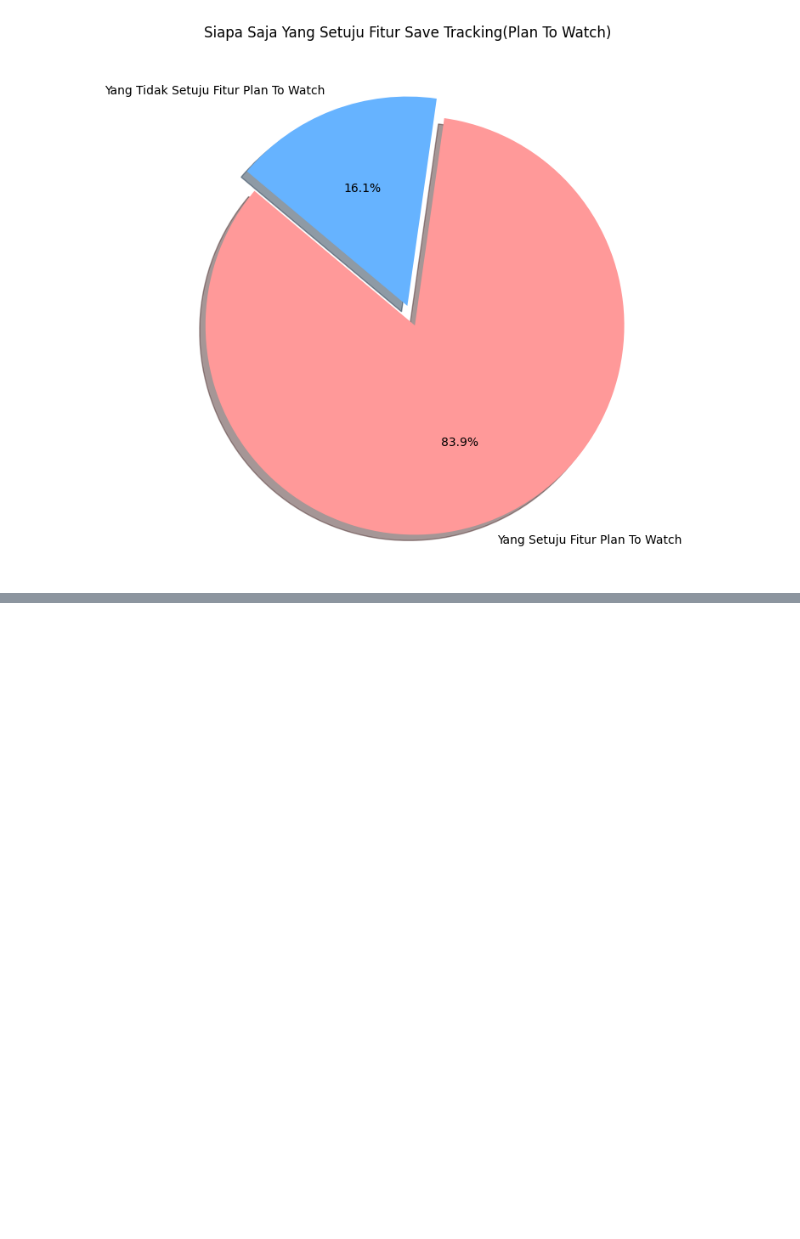
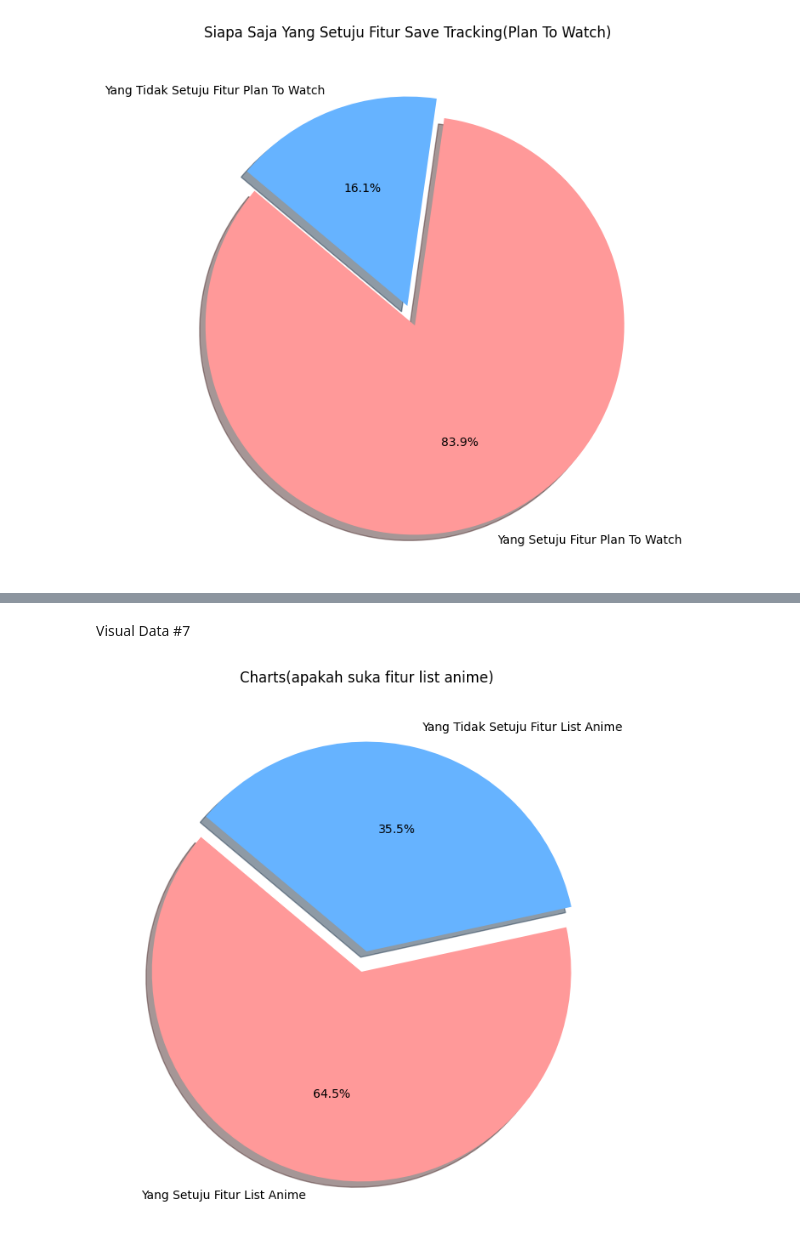
Before and after one commit to adenafil/imk_data_kuisoner, a Jupyter notebook: imk.ipynb, the cells around one changed output, grey strips where cells are left out. Saved outputs shown, nothing was run; the diff lists cells and outputs as text; code cells hidden in the pictures; blank space fills up the shorter version.

```diff
--- a/imk.ipynb
+++ b/imk.ipynb
@@ -298,0 +344,4 @@ plt.show()
+# %%
+tanggapan_fitur = pd.concat([csv['Nama'], csv['Apa tanggapan anda terhadap fitur seperti list anime, save your watch list ? ']], axis = 1)
+tanggapan_fitur = tanggapan_fitur.drop(tanggapan_fitur.index[0])
+tanggapan_fitur
@@ -298,0 +366,36 @@ plt.show()
+# %% [markdown]
+Visual Data #7
+# %%
+def messi_parser(response):
+    if isinstance(response, str):  # Check if response is a string
+        # List of keywords
+        keywords = ['membantu', 'sangat', 'penting', 'bisa', 'bagus', 'cukup', 'mayan', 'butuh', 'boleh', 'mungkin', 'berguna', 'dibutuhkan', 'jadi', 'masuk', 'bookmark']
+
+        # Check if any keyword is present in the response
+        if any(keyword in response.lower() for keyword in keywords):
+            # print(response, 'SUKA') #ACTIVATE ONLY FOR DEBUGGERS 😎
+            return 'SUKA'
+        else:
+            # print(response, 'TIDAK')  #ACTIVATE ONLY FOR DEBUGGERS 😎
+            return 'Tidak'
+    else:
+        # print(response, 'TIDAK')  #ACTIVATE ONLY FOR DEBUGGERS 😎
+        return 'Tidak'  # If response is NaN or not a string, return 'Tidak'
+# %%
+# Hitung Data
+data_iya_or_no = tanggapan_fitur['Apa tanggapan anda terhadap fitur seperti list anime, save your watch list ? '].apply(messi_parser)
+suka = data_iya_or_no.value_counts()['SUKA']
+tidak_suka = data_iya_or_no.value_counts()['Tidak']
+
+# Visualize the data
+labels = ['Yang Setuju Fitur List Anime', 'Yang Tidak Setuju Fitur List Anime']
+sizes = [suka, tidak_suka]
+colors = ['#ff9999', '#66b3ff']
+explode = (0.1, 0) # slice between two genders
+
+plt.figure(figsize=(8, 8))
+plt.pie(sizes, explode=explode, labels=labels, colors=colors, autopct='%1.1f%%', shadow=True, startangle=140)
+plt.title('Charts(apakah suka fitur list anime)')
+plt.show()
+# %% [output]
+[figure, added]
```
Also changed, not shown: parts of 10 cells of this notebook.
